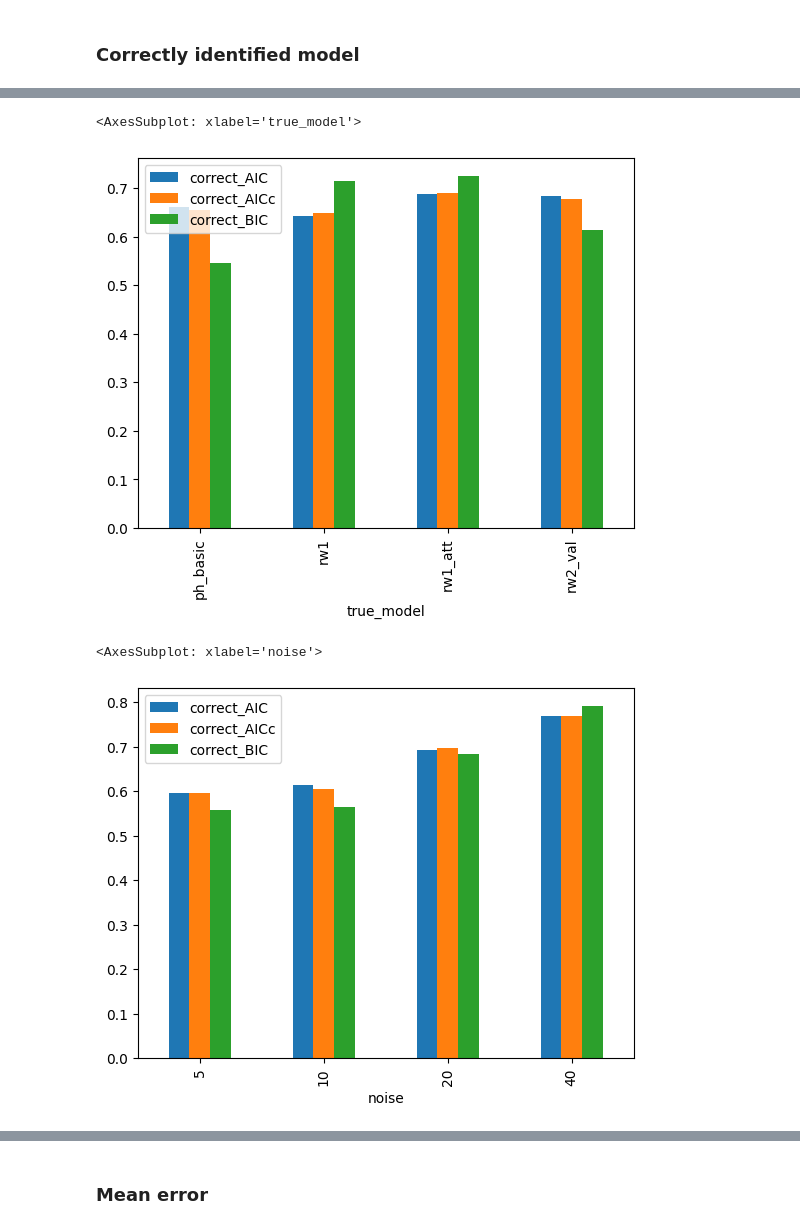
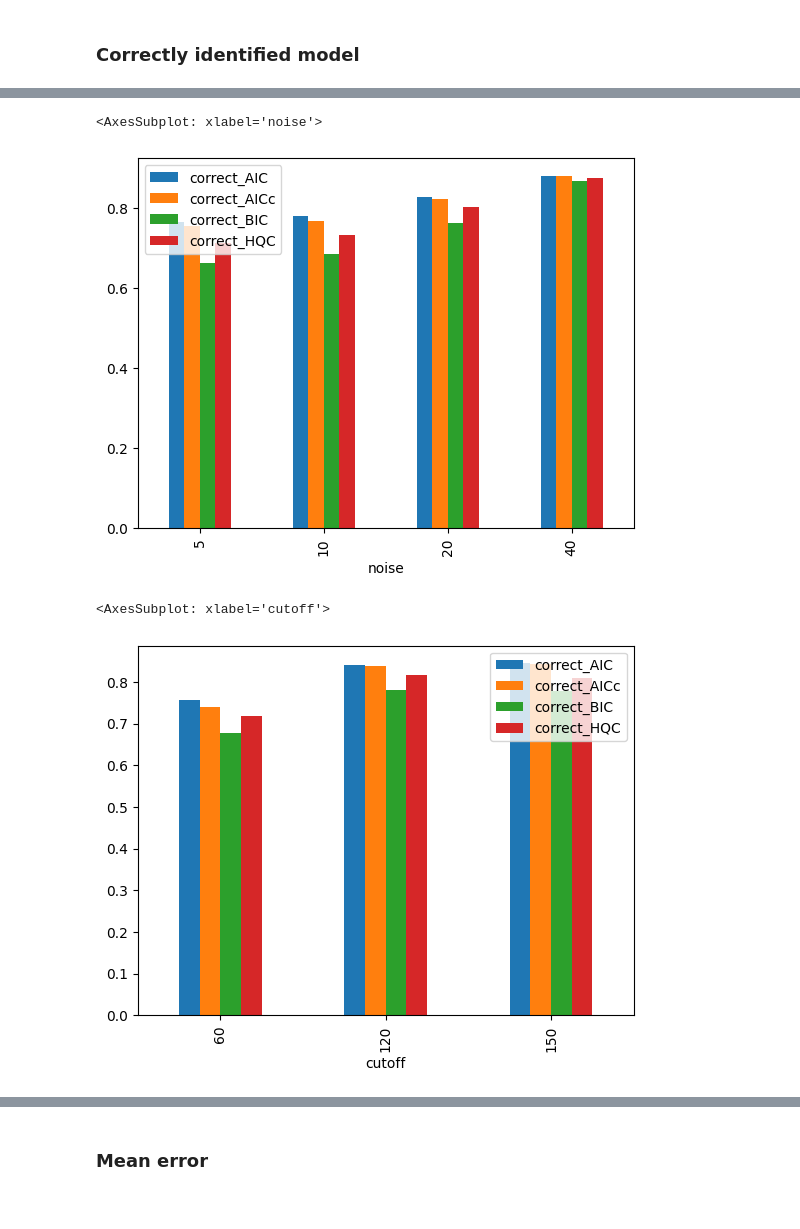
Before and after one commit to ozika/model-comparison-sims, a Jupyter notebook: analyze_fits.ipynb, the cells around one changed output, grey strips where cells are left out. Drawn from its saved outputs; the diff is of its cells as text; code cells hidden in the pictures.

```diff
--- a/analyze_fits.ipynb
+++ b/analyze_fits.ipynb
@@ -12,12 +12,14 @@ rf = get_root(".hidden_root_mc")
 sys.path.append(os.path.join(rf))
 
 from models_and_funcs import *
+
+ics = ["AIC", "AICc", "BIC", "HQC"]
 # %%
 # data acrosss four models
-dp = os.path.join(rf, "data", "four_models")
+dp = os.path.join(rf, "data", "four_models_B")
 data = pd.DataFrame()
 for f in os.listdir(dp):
     data = pd.concat([data, pd.read_csv(os.path.join(dp, f))])
 # %%
 #data = pd.read_csv(os.path.join(rf, "data", "model_comparison_iter2.csv"))
-data=data.loc[data["algo"].isin(["COBYLA"]),:]
+#data=data.loc[data["algo"].isin(["COBYLA"]),:]
@@ -24,7 +40,7 @@ data=data.loc[data["algo"].isin(["COBYLA"]),:]
 # %% [markdown]
 ### Correctly identified model
 # %%
-for ic in ["AIC", "AICc", "BIC"]:
+for ic in ics:
     data["correct_"+ic] = data["true_model"] == data["best_model_"+ic]
 
 data.filter(regex='^correct_').mean().plot.bar(ylim=[0,1])
@@ -38,12 +112,12 @@ dtype: float64
 # %%
-tdf = data.loc[:, ["true_model"]+["correct_"+ic for  ic in ["AIC", "AICc", "BIC"]]]
-tdf.groupby(by="true_model").mean().plot.bar()
+tdf = data.loc[:, ["noise"]+["correct_"+ic for  ic in ics]]
+tdf.groupby(by="noise").mean().plot.bar()
 # %% [output]
-<AxesSubplot: xlabel='true_model'>
+<AxesSubplot: xlabel='noise'>
-[figure, old version]
+[figure, new version]
 # %%
-tdf = data.loc[:, ["noise"]+["correct_"+ic for  ic in ["AIC", "AICc", "BIC"]]]
-tdf.groupby(by="noise").mean().plot.bar()
+tdf = data.loc[:, ["cutoff"]+["correct_"+ic for  ic in ics]]
+tdf.groupby(by="cutoff").mean().plot.bar()
 # %% [output]
-<AxesSubplot: xlabel='noise'>
+<AxesSubplot: xlabel='cutoff'>
-[figure, old version]
+[figure, new version]
```
Also changed, not shown: parts of 20 cells of this notebook, 2 other files.
